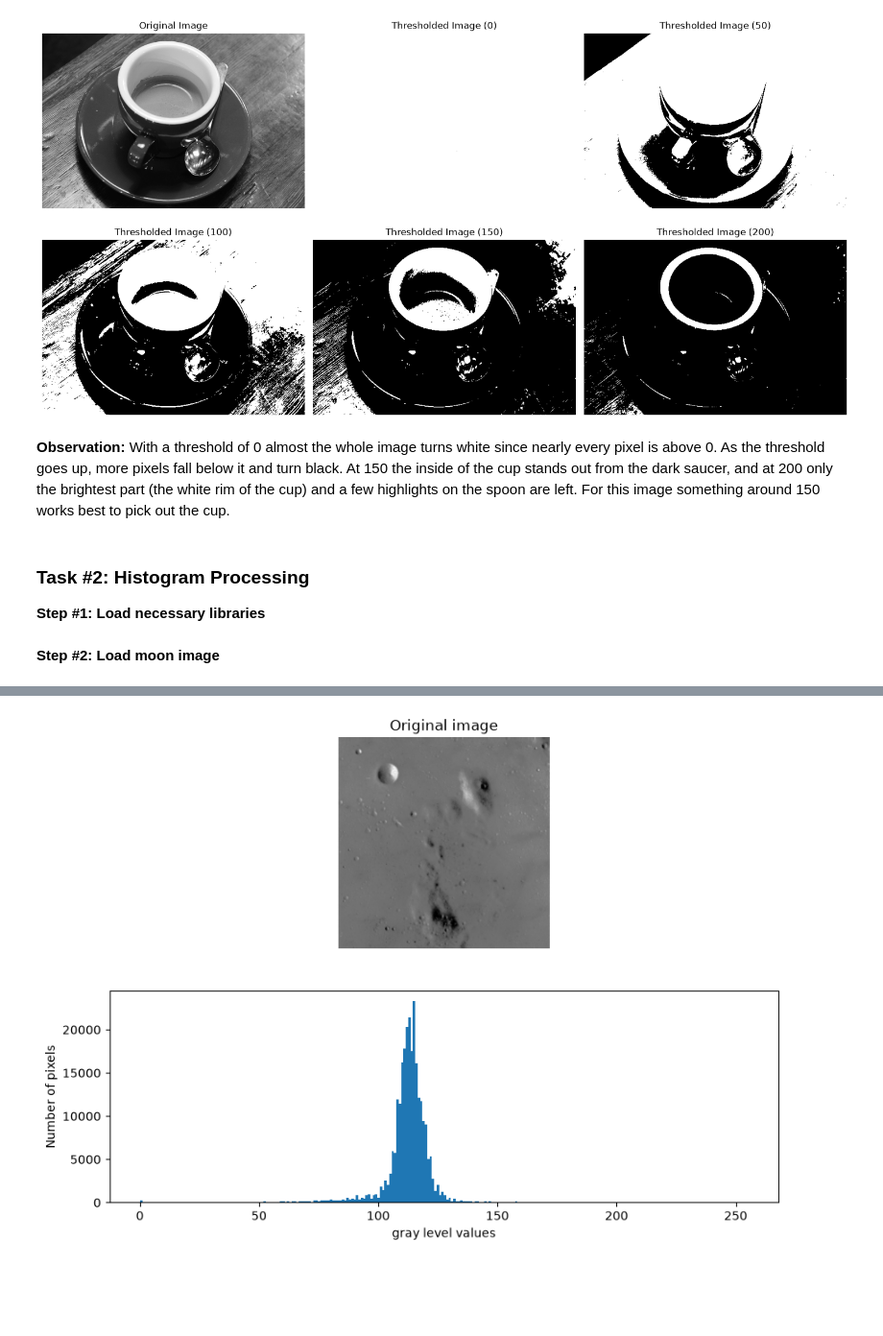
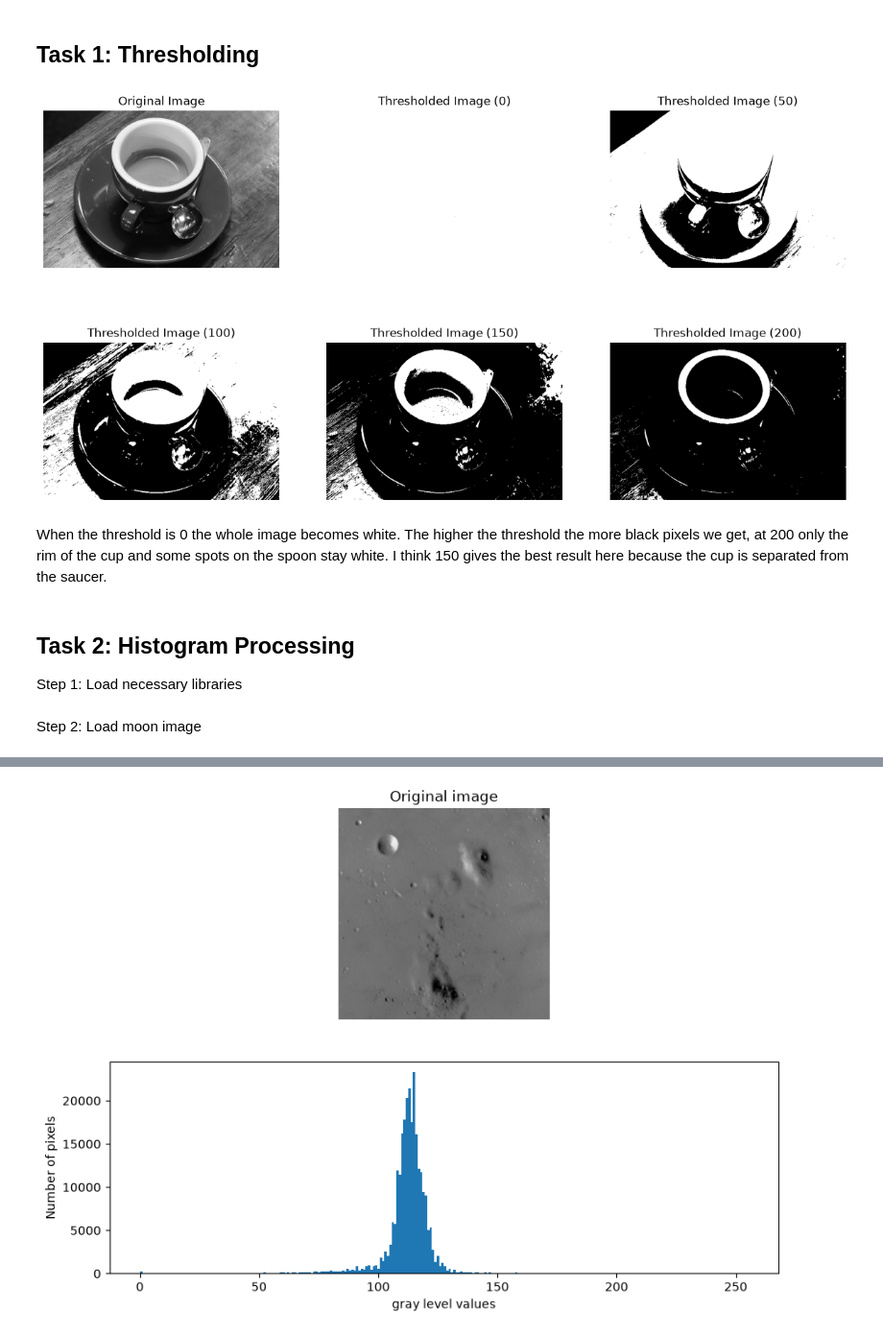
Before and after one commit to Moal-01/ARTI-403-Image-Processing, a Jupyter notebook: Lab4/Lab4.ipynb, the cells around one changed output, grey strips where cells are left out. Shown at 96% size. Saved outputs shown, nothing was run; the diff lists cells and outputs as text; code cells hidden in the pictures; blank space fills up the shorter version.

```diff
--- a/Lab4/Lab4.ipynb
+++ b/Lab4/Lab4.ipynb
@@ -48,41 +9,37 @@ Each pixel above the threshold becomes white (255) and everything else becomes b
+# %% [markdown]
+## Task 1: Thresholding
 # %%
 import cv2
 import matplotlib.pyplot as plt
 
 # Load the image in grayscale
 img = cv2.imread('images/coffee.png', cv2.IMREAD_GRAYSCALE)
 
 # Set the threshold values
 threshold_values = [0, 50, 100, 150, 200]
 
-fig, axes = plt.subplots(2, 3, figsize=(15, 8))
-axes = axes.ravel()
-
-# Display the original image
-axes[0].imshow(img, cmap='gray')
-axes[0].set_title('Original Image')
+plt.figure(figsize=(15, 8))
+plt.subplot(2, 3, 1)
+plt.imshow(img, cmap='gray')
+plt.title('Original Image')
+plt.axis('off')
 
 # Apply thresholding with different threshold values
 for i, threshold_value in enumerate(threshold_values):
     ret, thresh = cv2.threshold(img, threshold_value, 255, cv2.THRESH_BINARY)
-    axes[i + 1].imshow(thresh, cmap='gray')
-    axes[i + 1].set_title(f'Thresholded Image ({threshold_value})')
+    plt.subplot(2, 3, i + 2)
+    plt.imshow(thresh, cmap='gray')
+    plt.title(f'Thresholded Image ({threshold_value})')
+    plt.axis('off')
 
-for ax in axes:
-    ax.axis('off')
-plt.tight_layout()
 plt.show()
 # %% [output]
-[figure, old version]
+[figure, new version]
-# %% [markdown]
-**Observation:** With a threshold of 0 almost the whole image turns white since nearly every
-pixel is above 0. As the threshold goes up, more pixels fall below it and turn black. At 150 the
-inside of the cup stands out from the dark saucer, and at 200 only the brightest part (the white
-rim of the cup) and a few highlights on the spoon are left. For this image something around 150
-works best to pick out the cup.
+# %% [markdown]
+When the threshold is 0 the whole image becomes white. The higher the threshold the more black pixels we get, at 200 only the rim of the cup and some spots on the spoon stay white. I think 150 gives the best result here because the cup is separated from the saucer.
 # %% [markdown]
-### Task #2: Histogram Processing
-**Step #1: Load necessary libraries**
+## Task 2: Histogram Processing
+Step 1: Load necessary libraries
 # %%
 import matplotlib
 import matplotlib.pyplot as plt
@@ -90,4 +47,4 @@ import numpy as np
 from skimage import data, img_as_float
 from skimage import exposure
 # %% [markdown]
-**Step #2: Load moon image**
+Step 2: Load moon image
```
Also changed, not shown: parts of 23 cells of this notebook, 1 other file.
